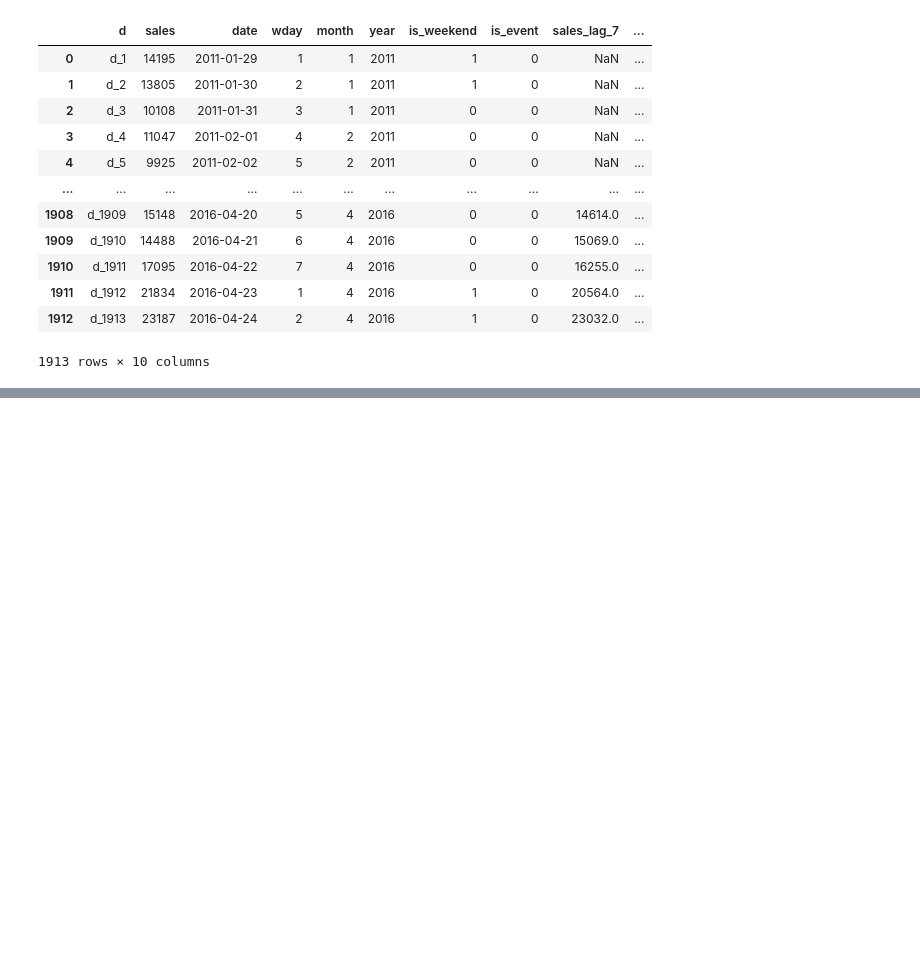
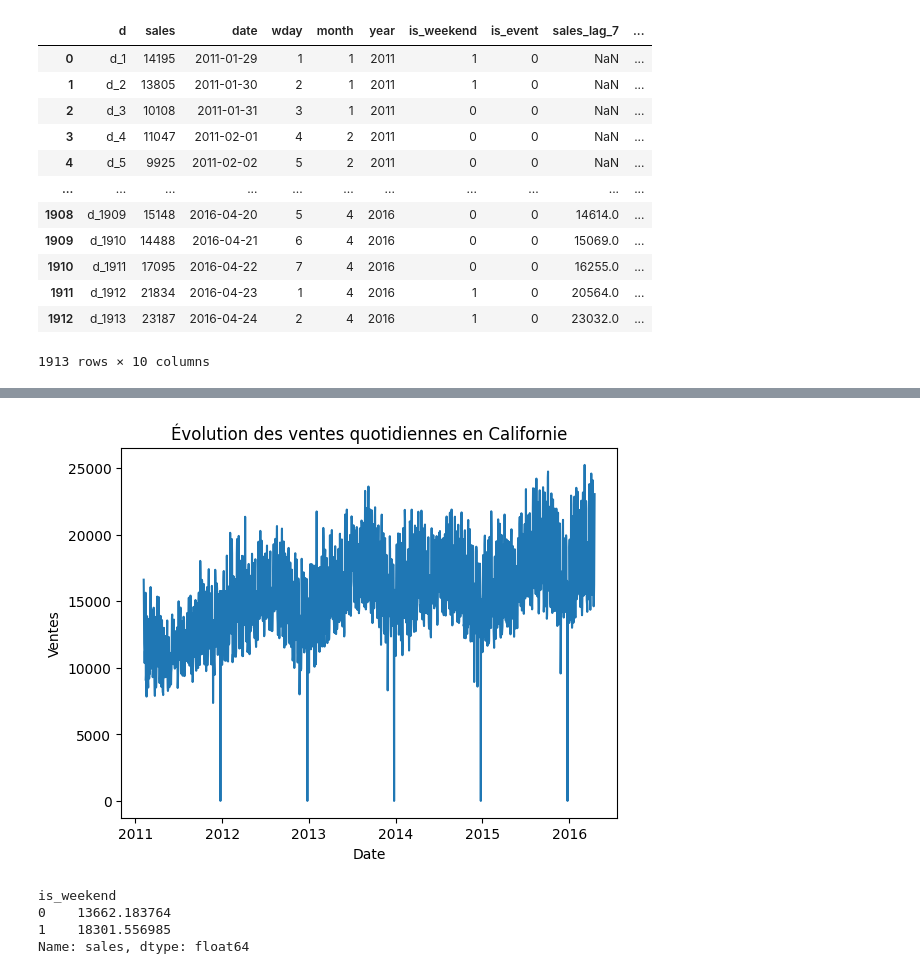
Before and after one commit to Vagaboss/P13-perso-predictions, a Jupyter notebook: notebook/preP13.ipynb, the cells around one changed output, grey strips where cells are left out. Saved outputs shown, nothing was run; the diff lists cells and outputs as text; code cells hidden in the pictures; blank space fills up the shorter version.

```diff
--- a/notebook/preP13.ipynb
+++ b/notebook/preP13.ipynb
@@ -316,0 +323,18 @@ daily_sales_ca["sales_rolling_mean_7"] = (
+# %%
+daily_sales_ca["sales_t_plus_7"] = daily_sales_ca["sales"].shift(-7)
+# %%
+final_cols = [
+    "date",
+    "sales",  # utile pour contrôle / graphiques
+    "wday",
+    "month",
+    "year",
+    "is_weekend",
+    "is_event",
+    "sales_lag_7",
+    "sales_rolling_mean_7",
+    "sales_t_plus_7"
+]
+
+df_model = daily_sales_ca[final_cols].copy()
+df_model.head()
@@ -316,0 +348,3 @@ daily_sales_ca["sales_rolling_mean_7"] = (
+# %%
+df_model = df_model.dropna().reset_index(drop=True)
+df_model.shape
@@ -316,0 +407,18 @@ daily_sales_ca["sales_rolling_mean_7"] = (
+# %%
+import matplotlib.pyplot as plt
+
+plt.figure()
+plt.plot(df_model["date"], df_model["sales"])
+plt.title("Évolution des ventes quotidiennes en Californie")
+plt.xlabel("Date")
+plt.ylabel("Ventes")
+plt.show()
+# %% [output]
+[figure, added]
+# %%
+df_model.groupby("is_weekend")["sales"].mean()
+# %% [output]
+is_weekend
+0    13662.183764
+1    18301.556985
+Name: sales, dtype: float64
```
Also changed, not shown: parts of 42 cells of this notebook, 1 other file.
